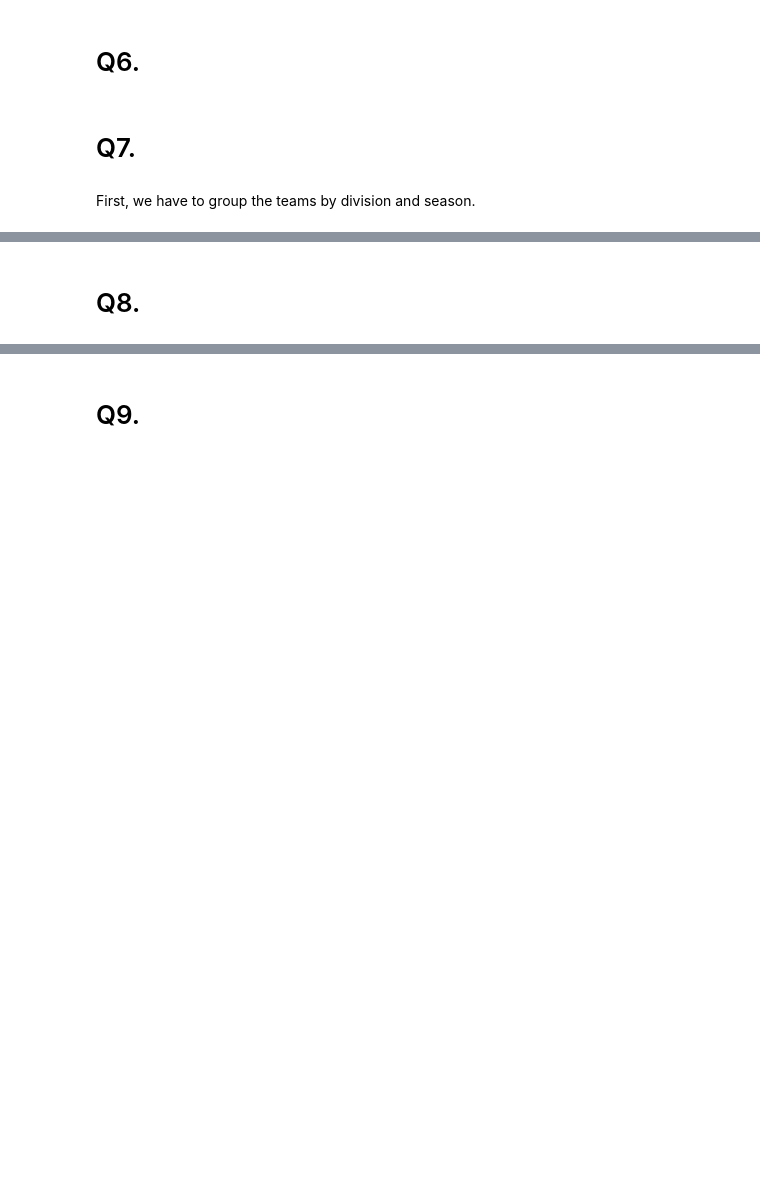
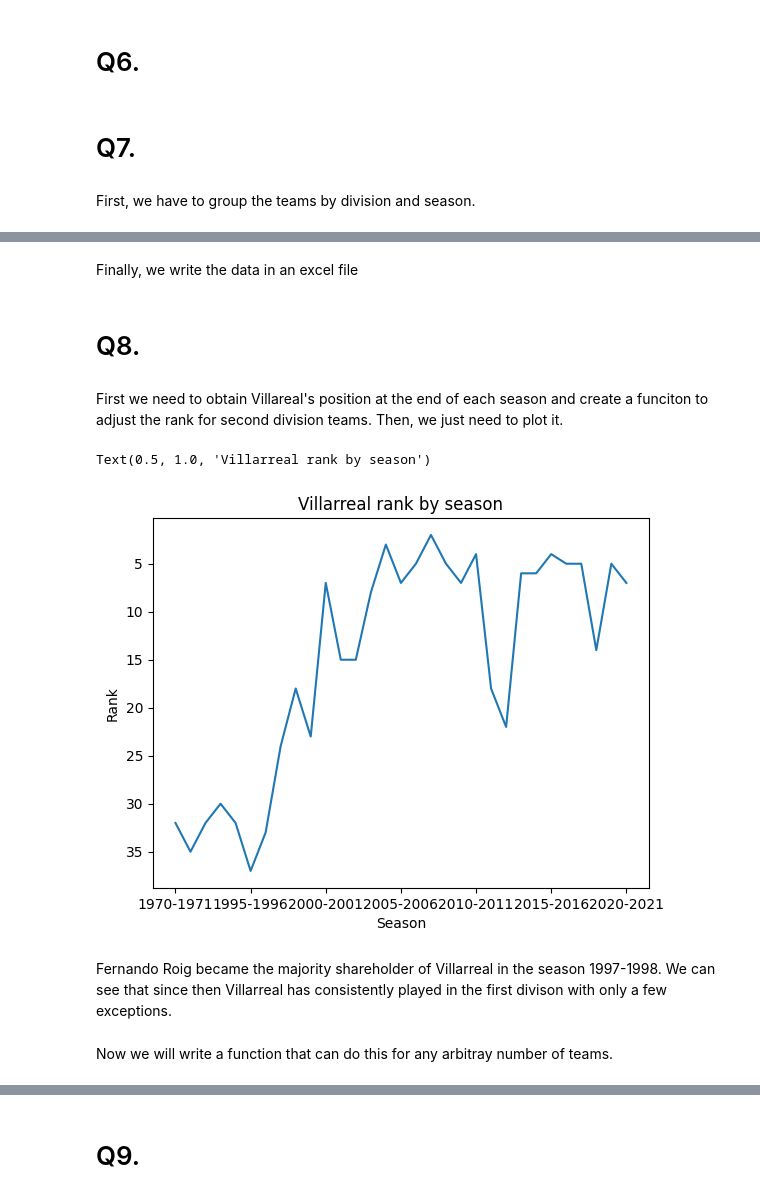
Before and after one commit to Raherol/la-quiniela, a Jupyter notebook: analysis/LaLigaDataAnalysis.ipynb, the cells around one changed output, grey strips where cells are left out. Drawn from its saved outputs; the diff is of its cells as text; code cells hidden in the pictures; blank space fills up the shorter version.

```diff
--- a/analysis/LaLigaDataAnalysis.ipynb
+++ b/analysis/LaLigaDataAnalysis.ipynb
@@ -371,3 +353,0 @@ season_standings['L'] = season_standings.apply(lose_condition, axis = 1)
-# %%
-tie_condition = lambda row: len(df[(df['season'] == row['Season']) & ((df['home_team'] == row['Team']) | (df['away_team'] == row['Team'])) & (df['results'] == 'X')])
-season_standings['T'] = season_standings.apply(tie_condition, axis = 1)
@@ -375,0 +356,2 @@ season_standings['T'] = season_standings.apply(tie_condition, axis = 1)
+# %%
+season_standings = season_standings.apply(lambda row: set_seasons_result_table(row), axis = 1)
@@ -375,0 +360,5 @@ season_standings['T'] = season_standings.apply(tie_condition, axis = 1)
+# %%
+
+season_standings = season_standings.sort_values(by = ['Season','Division', 'Pts', 'GD', 'GF'], ascending=[False,True,False,False,False]).reset_index(drop = True)
+season_standings = season_standings.apply(lambda row: set_rank(row), axis = 1)
+season_standings
@@ -375,0 +379,2 @@ season_standings['T'] = season_standings.apply(tie_condition, axis = 1)
+# %% [markdown]
+Finally, we write the data in an excel file
@@ -376,2 +384,27 @@ season_standings['T'] = season_standings.apply(tie_condition, axis = 1)
 # %% [markdown]
 # Q8.
+# %% [markdown]
+First we need to obtain Villareal's position at the end of each season and create a funciton to adjust the rank for second division teams. Then, we just need to plot it.
+# %%
+def adjust_rank(row):
+    if row['Division'] == 2:
+        first_division_size = len(season_standings[(season_standings['Season'] == row['Season']) & (season_standings['Division'] == 1)])
+        row['Rank'] += first_division_size
+        return row
+    else: return row
+# %%
+villarreal_rank = season_standings[season_standings['Team'] == 'Villarreal']
+villarreal_rank = villarreal_rank.apply(lambda row: adjust_rank(row), axis = 1)
+villarreal_rank = villarreal_rank.sort_values(by = 'Season', ascending = True).reset_index(drop = True)
+villarreal_rank.plot(x = 'Season', y = 'Rank', legend = False)
+plt.xlabel('Season')
+plt.ylabel('Rank')
+plt.gca().invert_yaxis()
+plt.title('Villarreal rank by season')
+# %% [output]
+Text(0.5, 1.0, 'Villarreal rank by season')
+[figure, added]
+# %% [markdown]
+Fernando Roig became the majority shareholder of Villarreal in the season 1997-1998. We can see that since then Villarreal has consistently played in the first divison with only a few exceptions.
+# %% [markdown]
+Now we will write a function that can do this for any arbitray number of teams.
```
Also changed, not shown: parts of 24 cells of this notebook, 1 other file.
